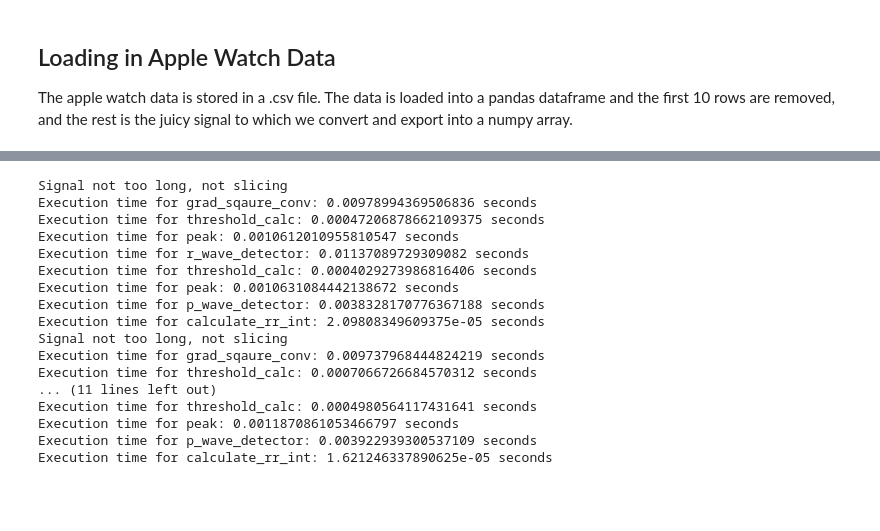
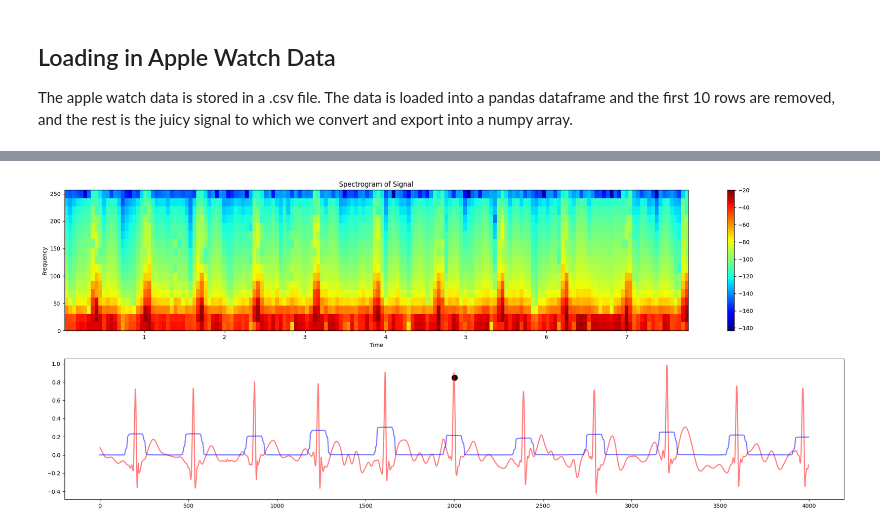
Before and after one commit to Heartbeatman/dynamic_ecg, a Jupyter notebook: examples/Apple_watch.ipynb, the cells around one changed output, grey strips where cells are left out. Saved outputs shown, nothing was run; the diff lists cells and outputs as text; code cells hidden in the pictures; blank space fills up the shorter version.

```diff
--- a/examples/Apple_watch.ipynb
+++ b/examples/Apple_watch.ipynb
@@ -47,23 +132,26 @@ plt.show()
+# %%
+noise = apple_watch_ecg.lead_1.r_peaks[:,0][np.argmax(apple_watch_ecg.lead_1.r_peaks[:,1])]
+t = noise
+plt.figure(figsize=(25, 10))
+
+# First subplot
+plt.subplot(2, 1, 1)
+plt.specgram(apple_watch_ecg.lead_1.signal[t-2000:t+2000], Fs=apple_watch_ecg.fs, NFFT=32, noverlap=8, cmap='jet')
+plt.xlabel('Time')
+plt.ylabel('Frequency')
+plt.colorbar()
+plt.title('Spectrogram of Signal')
+
+plt.subplot(2, 1, 2)
+plt.plot(apple_watch_ecg.lead_1.signal[t-2000:t+2000], 'r', linewidth=2, alpha=0.5,label='Mean Signal')
+plt.plot(apple_watch_ecg.lead_1.window[t-2000:t+2000], 'b', linewidth=2, alpha=0.5,label='Mean Signal')
+plt.scatter(2000, apple_watch_ecg.lead_1.signal[t], s=100, c='k', marker='o', label='R Peak')
+
+plt.show()
+# %% [output]
+[figure, added]
 # %%
 ## 3D Vectorcardiography
 
 # Load the data
-ecg_data = data.ecg_data(file_path='/Users/kevindejbod/dynamic_ecg/data/sample_ecg.npz')
+ecg_data = ECGData(file_path='../data/npz/sample_ecg.npz')
-# %% [output]
-Signal not too long, not slicing
-Execution time for grad_sqaure_conv: 0.00978994369506836 seconds
-Execution time for threshold_calc: 0.00047206878662109375 seconds
-Execution time for peak: 0.0010612010955810547 seconds
-Execution time for r_wave_detector: 0.01137089729309082 seconds
-Execution time for threshold_calc: 0.0004029273986816406 seconds
-Execution time for peak: 0.0010631084442138672 seconds
-Execution time for p_wave_detector: 0.0038328170776367188 seconds
-Execution time for calculate_rr_int: 2.09808349609375e-05 seconds
-Signal not too long, not slicing
-Execution time for grad_sqaure_conv: 0.009737968444824219 seconds
-Execution time for threshold_calc: 0.0007066726684570312 seconds
-... (11 lines left out)
-Execution time for threshold_calc: 0.0004980564117431641 seconds
-Execution time for peak: 0.0011870861053466797 seconds
-Execution time for p_wave_detector: 0.003922939300537109 seconds
-Execution time for calculate_rr_int: 1.621246337890625e-05 seconds
```
Also changed, not shown: parts of 15 cells of this notebook, 45 other files.
